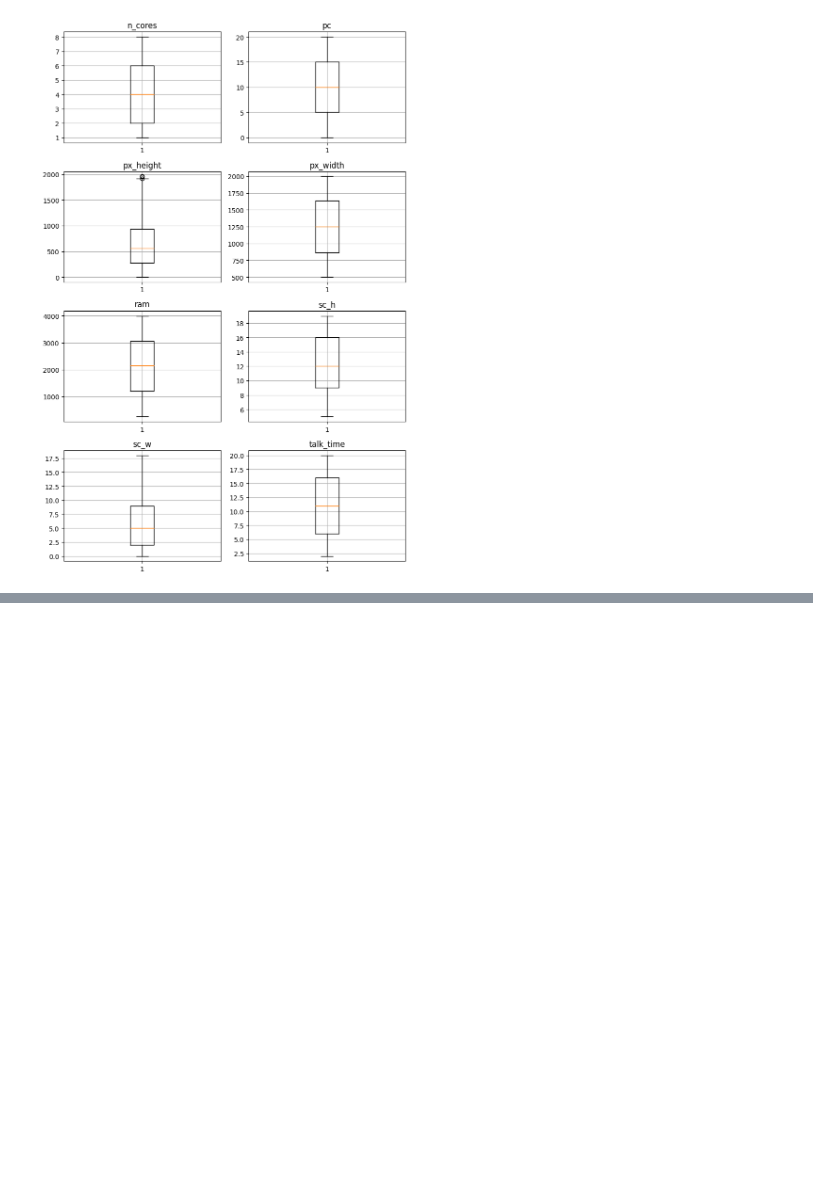
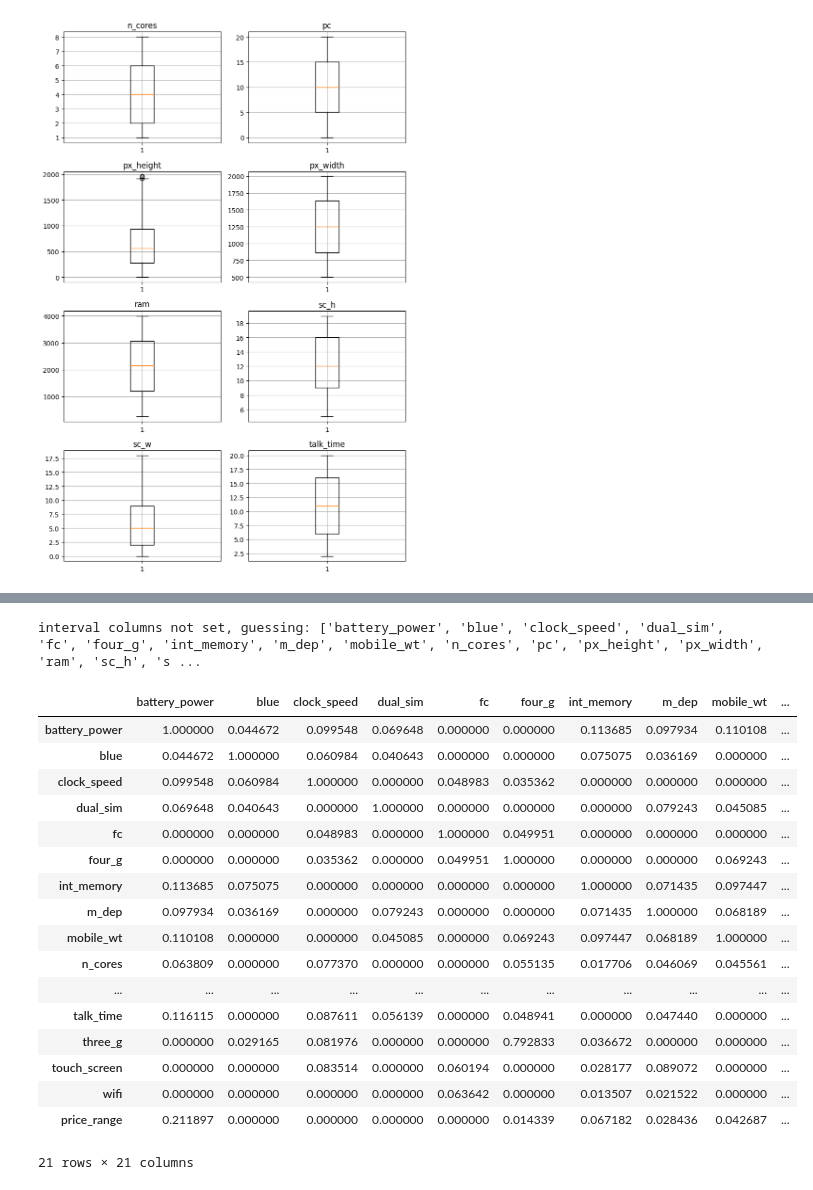
Before and after one commit to DimaOshchepkov/MetricMethodClassification, a Jupyter notebook: Анализ телефонов.ipynb, the cells around one changed output, grey strips where cells are left out. Cells and saved outputs as stored; diff of their text form; code cells hidden in the pictures; blank space fills up the shorter version.

```diff
--- a/Анализ телефонов.ipynb
+++ b/Анализ телефонов.ipynb
@@ -123,0 +159,22 @@ draw_box_plot(t.iloc[:, 8:])
+# %%
+phik_matrix(train)
+# %% [output]
+interval columns not set, guessing: ['battery_power', 'blue', 'clock_speed', 'dual_sim', 'fc', 'four_g', 'int_memory', 'm_dep', 'mobile_wt', 'n_cores', 'pc', 'px_height', 'px_width', 'ram', 'sc_h', 's ...
+|  | battery_power | blue | clock_speed | dual_sim | fc | four_g | int_memory | m_dep | mobile_wt | ... |
+| battery_power | 1.000000 | 0.044672 | 0.099548 | 0.069648 | 0.000000 | 0.000000 | 0.113685 | 0.097934 | 0.110108 | ... |
+| blue | 0.044672 | 1.000000 | 0.060984 | 0.040643 | 0.000000 | 0.000000 | 0.075075 | 0.036169 | 0.000000 | ... |
+| clock_speed | 0.099548 | 0.060984 | 1.000000 | 0.000000 | 0.048983 | 0.035362 | 0.000000 | 0.000000 | 0.000000 | ... |
+| dual_sim | 0.069648 | 0.040643 | 0.000000 | 1.000000 | 0.000000 | 0.000000 | 0.000000 | 0.079243 | 0.045085 | ... |
+| fc | 0.000000 | 0.000000 | 0.048983 | 0.000000 | 1.000000 | 0.049951 | 0.000000 | 0.000000 | 0.000000 | ... |
+| four_g | 0.000000 | 0.000000 | 0.035362 | 0.000000 | 0.049951 | 1.000000 | 0.000000 | 0.000000 | 0.069243 | ... |
+| int_memory | 0.113685 | 0.075075 | 0.000000 | 0.000000 | 0.000000 | 0.000000 | 1.000000 | 0.071435 | 0.097447 | ... |
+| m_dep | 0.097934 | 0.036169 | 0.000000 | 0.079243 | 0.000000 | 0.000000 | 0.071435 | 1.000000 | 0.068189 | ... |
+| mobile_wt | 0.110108 | 0.000000 | 0.000000 | 0.045085 | 0.000000 | 0.069243 | 0.097447 | 0.068189 | 1.000000 | ... |
+| n_cores | 0.063809 | 0.000000 | 0.077370 | 0.000000 | 0.000000 | 0.055135 | 0.017706 | 0.046069 | 0.045561 | ... |
+| ... | ... | ... | ... | ... | ... | ... | ... | ... | ... | ... |
+| talk_time | 0.116115 | 0.000000 | 0.087611 | 0.056139 | 0.000000 | 0.048941 | 0.000000 | 0.047440 | 0.000000 | ... |
+| three_g | 0.000000 | 0.029165 | 0.081976 | 0.000000 | 0.000000 | 0.792833 | 0.036672 | 0.000000 | 0.000000 | ... |
+| touch_screen | 0.000000 | 0.000000 | 0.083514 | 0.000000 | 0.060194 | 0.000000 | 0.028177 | 0.089072 | 0.000000 | ... |
+| wifi | 0.000000 | 0.000000 | 0.000000 | 0.000000 | 0.063642 | 0.000000 | 0.013507 | 0.021522 | 0.000000 | ... |
+| price_range | 0.211897 | 0.000000 | 0.000000 | 0.000000 | 0.000000 | 0.014339 | 0.067182 | 0.028436 | 0.042687 | ... |
+21 rows × 21 columns
```
Also changed, not shown: parts of 13 cells of this notebook, 1 other file.
